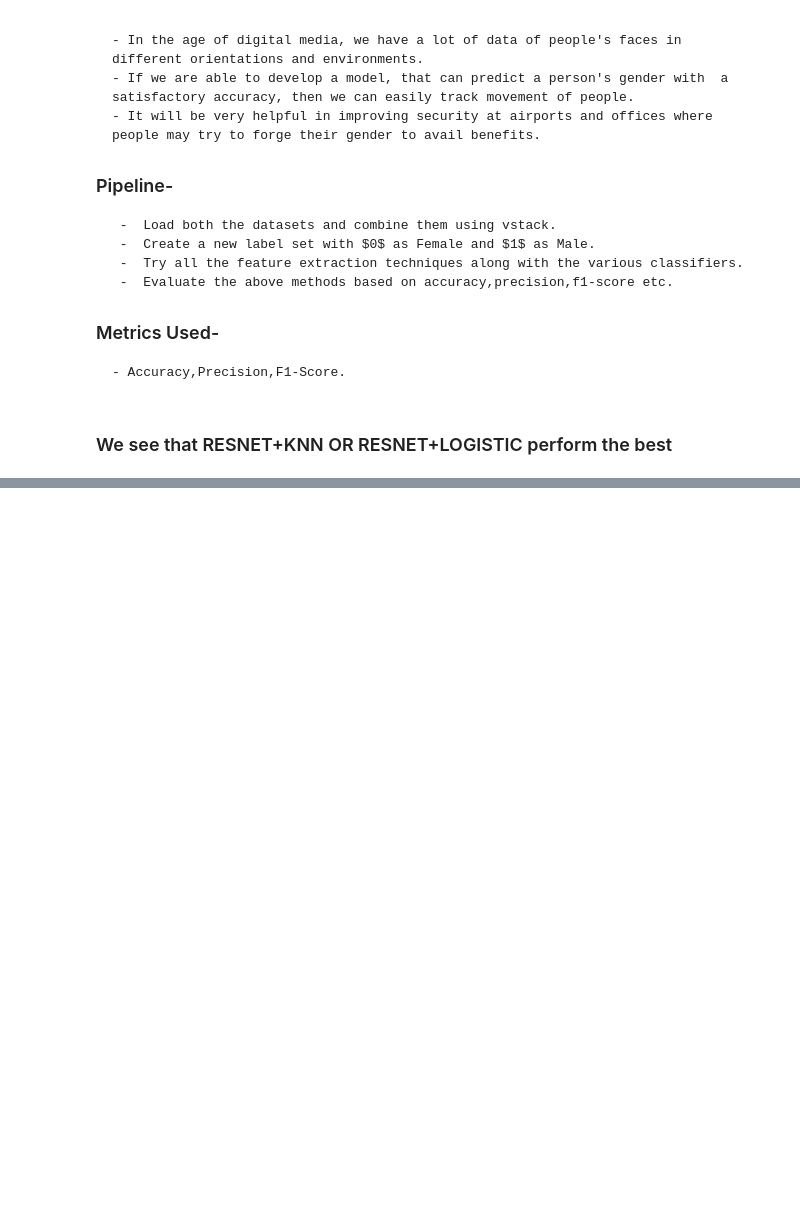
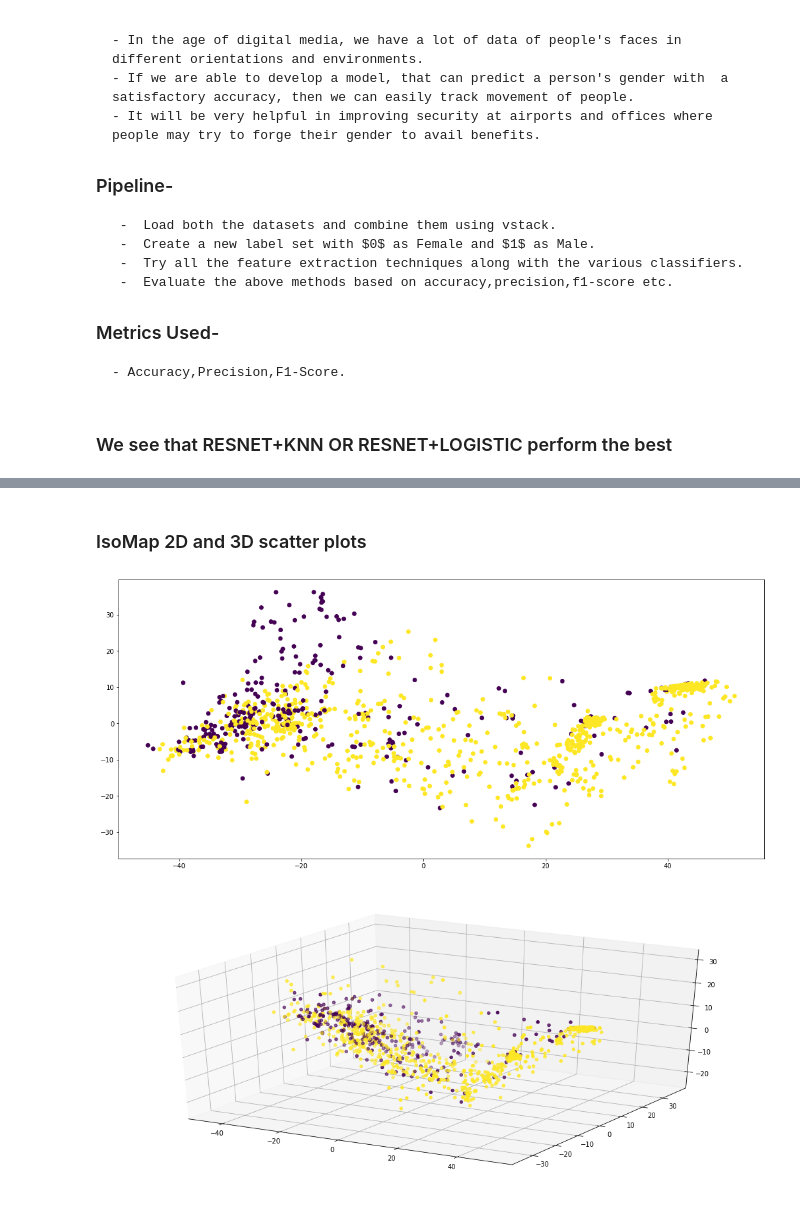
Before and after one commit to batra98/Face_Classification_and_Verification, a Jupyter notebook: 20171114.ipynb, the cells around one changed output, grey strips where cells are left out. Drawn from its saved outputs; the diff is of its cells as text; code cells hidden in the pictures; blank space fills up the shorter version.

```diff
--- a/20171114.ipynb
+++ b/20171114.ipynb
@@ -1319,0 +1329,13 @@ Image - Wrong Prediction
+# %% [markdown]
+### IsoMap 2D and 3D scatter plots
+# %%
+from sklearn.manifold import Isomap
+
+X_IMFDB_IIIT_CFW_TSNE = Isomap(n_components=2).fit_transform(X_IMFDB_IIIT_CFW)
+scatter_plot_2D(X_IMFDB_IIIT_CFW_TSNE,y_IMFDB_IIIT_CFW)
+
+X_IMFDB_IIIT_CFW_TSNE = Isomap(n_components=3).fit_transform(X_IMFDB_IIIT_CFW)
+scatter_plot(X_IMFDB_IIIT_CFW_TSNE,y_IMFDB_IIIT_CFW)
+# %% [output]
+[figure, added]
+[figure, added]
```
Also changed, not shown: parts of 11 cells of this notebook, 12 other files.
